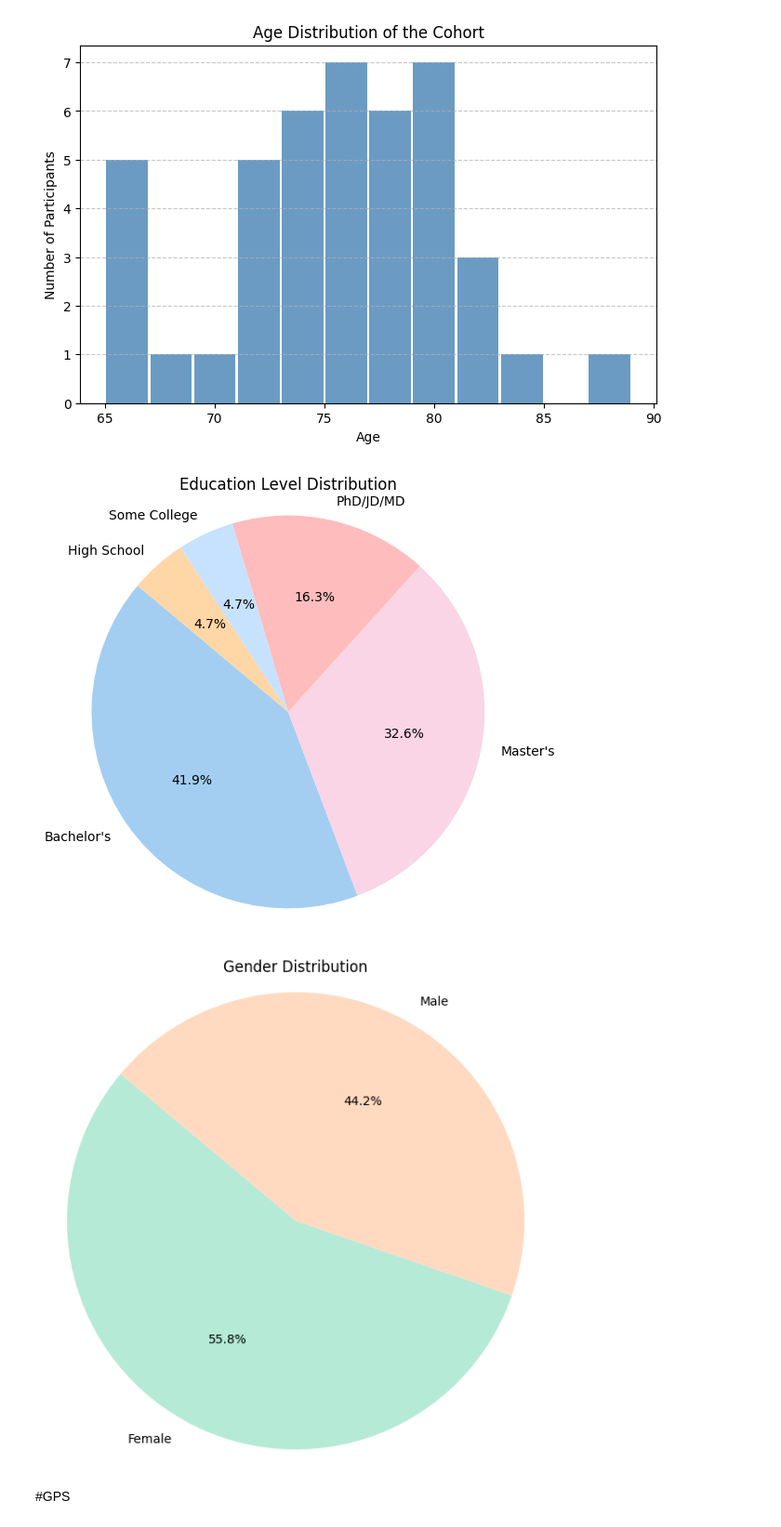
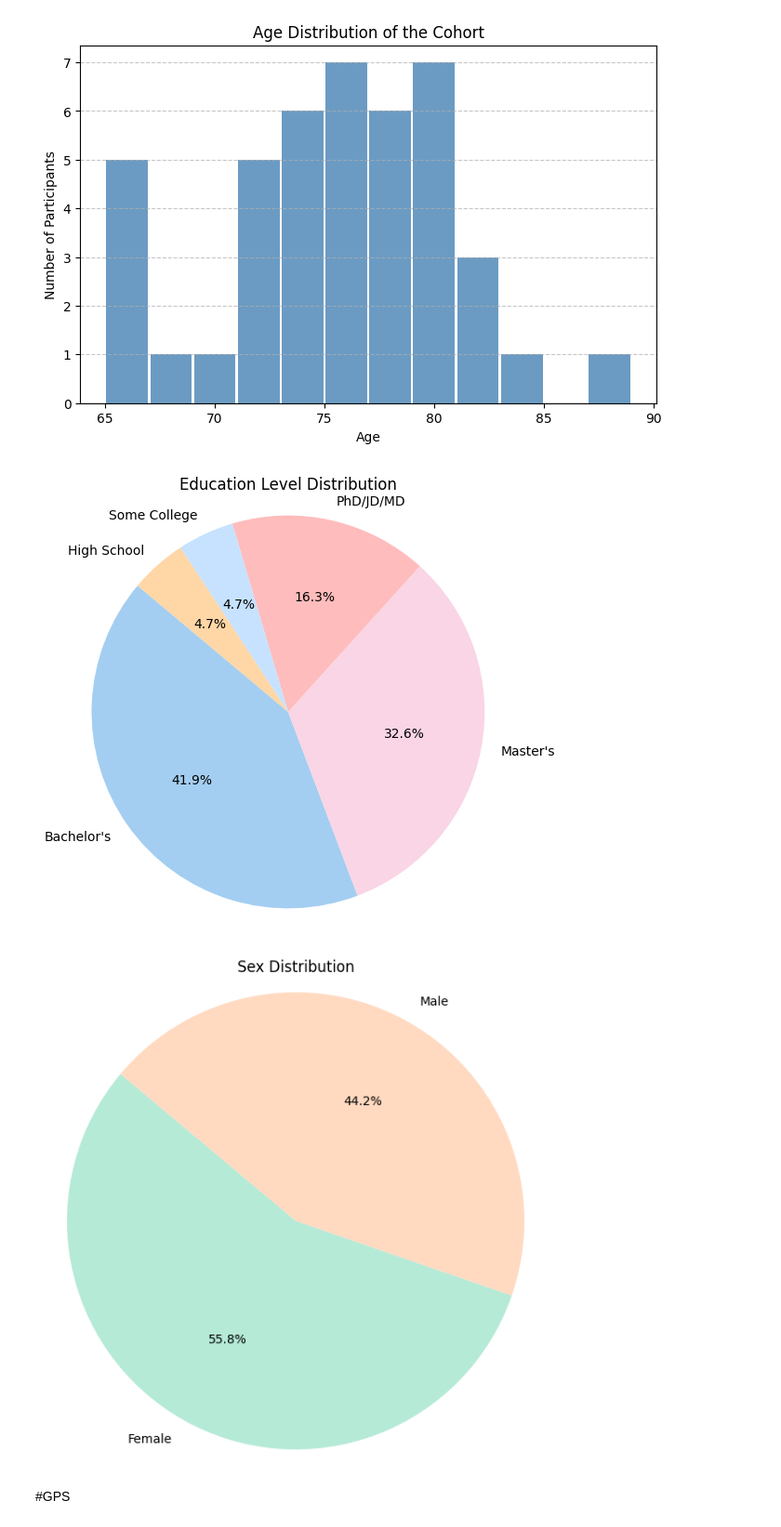
Before and after one commit to ut-southwestern/TechSANS_visualizations, a Jupyter notebook: TechSANS_viz_paper.ipynb, the cells around one changed output. Shown at 93% size. Drawn from its saved outputs; the diff is of its cells as text; code cells hidden in the pictures.

```diff
--- a/TechSANS_viz_paper.ipynb
+++ b/TechSANS_viz_paper.ipynb
@@ -83,35 +83,35 @@ participants_df = df.groupby('participant_id').agg({
 
 # Define custom pastel color palettes for both charts
 education_colors = ['#A3CEF1', '#F9D5E5', '#FFBCBC', '#C6E2FF', '#FFD6A5']
 gender_colors = ['#B5EAD7', '#FFDAC1']
 
 # Education pie chart
 edu_counts = participants_df['education'].map({
     12: 'High School',
     15: 'Some College',
     16: 'Bachelor\'s',
     18: 'Master\'s',
     20: 'PhD/JD/MD'
 }).value_counts()
 
 fig1, ax1 = plt.subplots(figsize=(6, 6))
 ax1.pie(edu_counts.values, labels=edu_counts.index, autopct='%1.1f%%', startangle=140, colors=education_colors)
 ax1.set_title('Education Level Distribution')
 ax1.axis('equal')
 
 # Gender pie chart
 gender_counts = participants_df['sex'].map({0: 'Male', 1: 'Female'}).value_counts()
 
 fig2, ax2 = plt.subplots(figsize=(6, 6))
 ax2.pie(gender_counts.values, labels=gender_counts.index, autopct='%1.1f%%', startangle=140, colors=gender_colors)
-ax2.set_title('Gender Distribution')
+ax2.set_title('Sex Distribution')
 ax2.axis('equal')
 
 plt.tight_layout()
 plt.show()
 # %% [output]
 [figure]
-[figure, old version]
+[figure, new version]
 # %% [markdown]
 #GPS
 # %%
```
Also changed, not shown: parts of 3 cells of this notebook.
